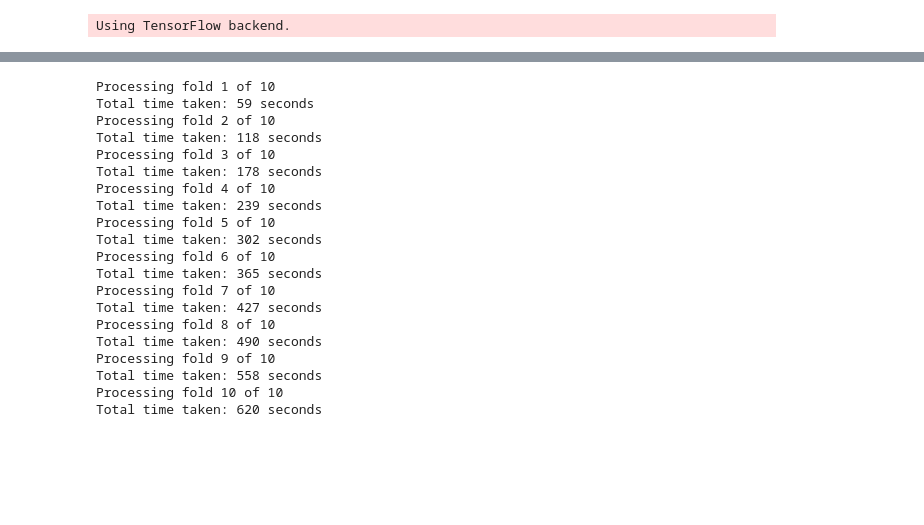
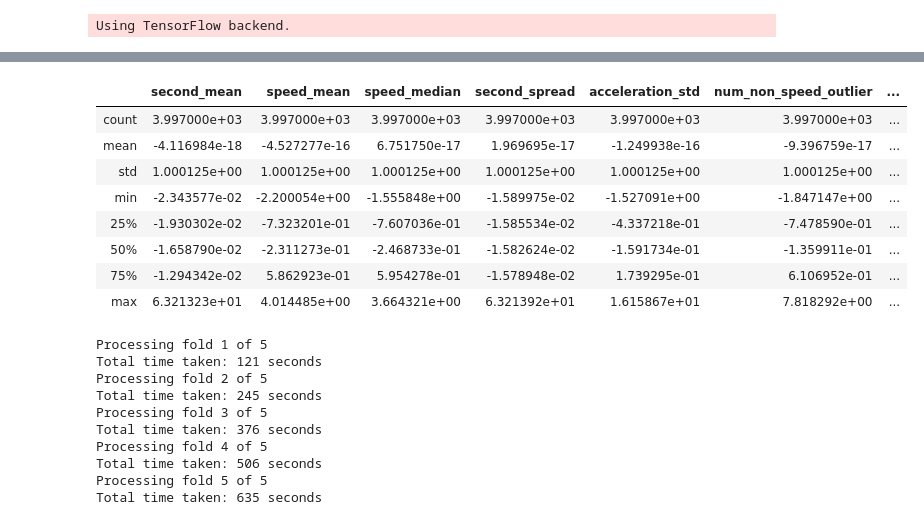
Before and after one commit to md-afif/AIforSEA_Safety, a Jupyter notebook: model_ANN.ipynb, the cells around one changed output, grey strips where cells are left out. Saved outputs shown, nothing was run; the diff lists cells and outputs as text; code cells hidden in the pictures; blank space fills up the shorter version.

```diff
--- a/model_ANN.ipynb
+++ b/model_ANN.ipynb
@@ -76,0 +111,13 @@ X_test_scaled = pd.DataFrame(scaler.fit_transform(X_test), columns = X_test.colu
+# %%
+X_test_scaled = pd.DataFrame(scaler.fit_transform(X_test), columns = X_test.columns)
+X_test_scaled.describe()
+# %% [output]
+|  | second_mean | speed_mean | speed_median | second_spread | acceleration_std | num_non_speed_outlier | ... |
+| count | 3.997000e+03 | 3.997000e+03 | 3.997000e+03 | 3.997000e+03 | 3.997000e+03 | 3.997000e+03 | ... |
+| mean | -4.116984e-18 | -4.527277e-16 | 6.751750e-17 | 1.969695e-17 | -1.249938e-16 | -9.396759e-17 | ... |
+| std | 1.000125e+00 | 1.000125e+00 | 1.000125e+00 | 1.000125e+00 | 1.000125e+00 | 1.000125e+00 | ... |
+| min | -2.343577e-02 | -2.200054e+00 | -1.555848e+00 | -1.589975e-02 | -1.527091e+00 | -1.847147e+00 | ... |
+| 25% | -1.930302e-02 | -7.323201e-01 | -7.607036e-01 | -1.585534e-02 | -4.337218e-01 | -7.478590e-01 | ... |
+| 50% | -1.658790e-02 | -2.311273e-01 | -2.468733e-01 | -1.582624e-02 | -1.591734e-01 | -1.359911e-01 | ... |
+| 75% | -1.294342e-02 | 5.862923e-01 | 5.954278e-01 | -1.578948e-02 | 1.739295e-01 | 6.106952e-01 | ... |
+| max | 6.321323e+01 | 4.014485e+00 | 3.664321e+00 | 6.321392e+01 | 1.615867e+01 | 7.818292e+00 | ... |
@@ -77,27 +152,11 @@ X_test_scaled = pd.DataFrame(scaler.fit_transform(X_test), columns = X_test.colu
 # %%
-def build_model():
-    model = Sequential([
-        Dense(64, activation="relu", input_shape=((24,))),
-        Dropout(rate=0.5),
-        Dense(64, activation="relu"),
-        Dropout(rate=0.5),
-        Dense(1, activation="sigmoid")
-    ])
-
-    model.compile(loss="binary_crossentropy",
-               optimizer=optimizers.SGD(lr=0.001),
-               metrics=["accuracy"])
-
-    return model
-
-
 import datetime
 start_time = datetime.datetime.now()
 
-k = 10
+k = 5
 num_val_samples = X_train_scaled.shape[0] // k
-num_epochs = 60
-batch_size = 8
+num_epochs = 20
+batch_size = 16
 all_val_loss = []
 all_train_loss = []
 all_val_acc = []
@@ -113,9 +172,10 @@ for i in range(k):
                                          X_train_scaled[(i + 1) * num_val_samples:]], axis=0)
     partial_train_targets = np.concatenate([y_train[:i * num_val_samples],
                                             y_train[(i + 1) * num_val_samples:]], axis=0)
-    model = build_model()
+
+    model = build_model(num_layers=2, num_nodes=256, lr=0.001, opt="Adam", dropout=True)
     history = model.fit(partial_train_data, partial_train_targets, epochs=num_epochs, verbose=0,
-                        validation_data=((val_data, val_targets)))
+                        validation_data=((val_data, val_targets)), batch_size=batch_size)
 
     loss = history.history["loss"]
     val_loss = history.history["val_loss"]
@@ -130,26 +190,16 @@ for i in range(k):
     end_time = datetime.datetime.now()
     print("Total time taken: {} seconds".format((end_time - start_time).seconds))
 # %% [output]
-Processing fold 1 of 10
-Total time taken: 59 seconds
-Processing fold 2 of 10
-Total time taken: 118 seconds
-Processing fold 3 of 10
-Total time taken: 178 seconds
-Processing fold 4 of 10
-Total time taken: 239 seconds
-Processing fold 5 of 10
-Total time taken: 302 seconds
-Processing fold 6 of 10
-Total time taken: 365 seconds
-Processing fold 7 of 10
-Total time taken: 427 seconds
-Processing fold 8 of 10
-Total time taken: 490 seconds
-Processing fold 9 of 10
-Total time taken: 558 seconds
-Processing fold 10 of 10
-Total time taken: 620 seconds
+Processing fold 1 of 5
+Total time taken: 121 seconds
+Processing fold 2 of 5
+Total time taken: 245 seconds
+Processing fold 3 of 5
+Total time taken: 376 seconds
+Processing fold 4 of 5
+Total time taken: 506 seconds
+Processing fold 5 of 5
+Total time taken: 635 seconds
 # %%
 average_val_loss = [np.mean([x[i] for x in all_val_loss]) for i in range(num_epochs)]
 average_train_loss = [np.mean([x[i] for x in all_train_loss]) for i in range(num_epochs)]
```
Also changed, not shown: parts of 12 cells of this notebook, 1 other file.
